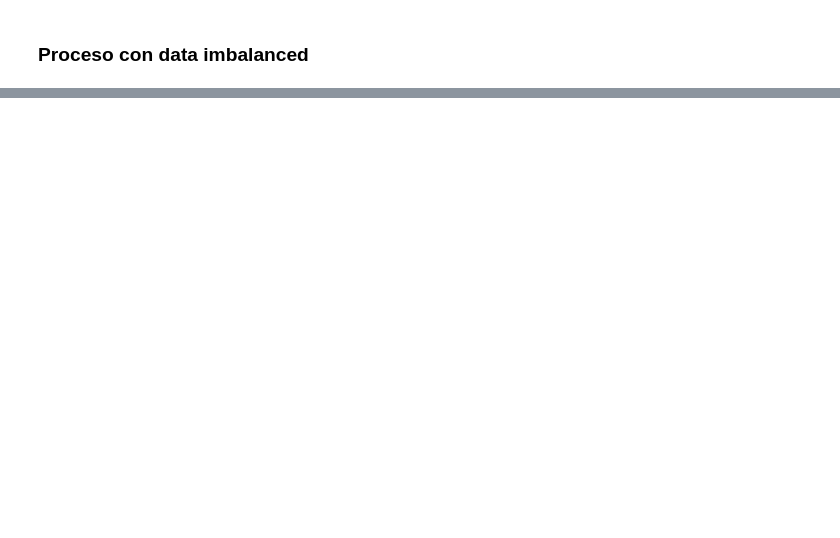
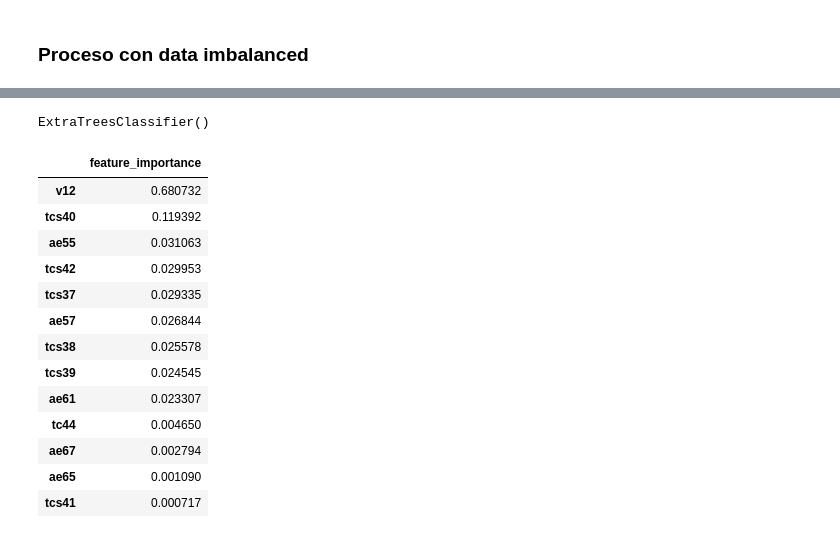
Before and after one commit to Camilongon/credit_interview, a Jupyter notebook: interview_test.ipynb, the cells around one changed output, grey strips where cells are left out. Cells and saved outputs as stored; diff of their text form; code cells hidden in the pictures; blank space fills up the shorter version.

```diff
--- a/interview_test.ipynb
+++ b/interview_test.ipynb
@@ -376,0 +367,24 @@ results
+# %%
+etc = ExtraTreesClassifier()
+# %%
+etc.fit(X_train_stand[feature_list], y_train)
+# %% [output]
+ExtraTreesClassifier()
+# %%
+feature_importance = pd.DataFrame(etc.feature_importances_, index=feature_list, columns=['feature_importance']).sort_values('feature_importance', ascending=False)
+feature_importance
+# %% [output]
+|  | feature_importance |
+| v12 | 0.680732 |
+| tcs40 | 0.119392 |
+| ae55 | 0.031063 |
+| tcs42 | 0.029953 |
+| tcs37 | 0.029335 |
+| ae57 | 0.026844 |
+| tcs38 | 0.025578 |
+| tcs39 | 0.024545 |
+| ae61 | 0.023307 |
+| tc44 | 0.004650 |
+| ae67 | 0.002794 |
+| ae65 | 0.001090 |
+| tcs41 | 0.000717 |
```
Also changed, not shown: parts of 22 cells of this notebook.
